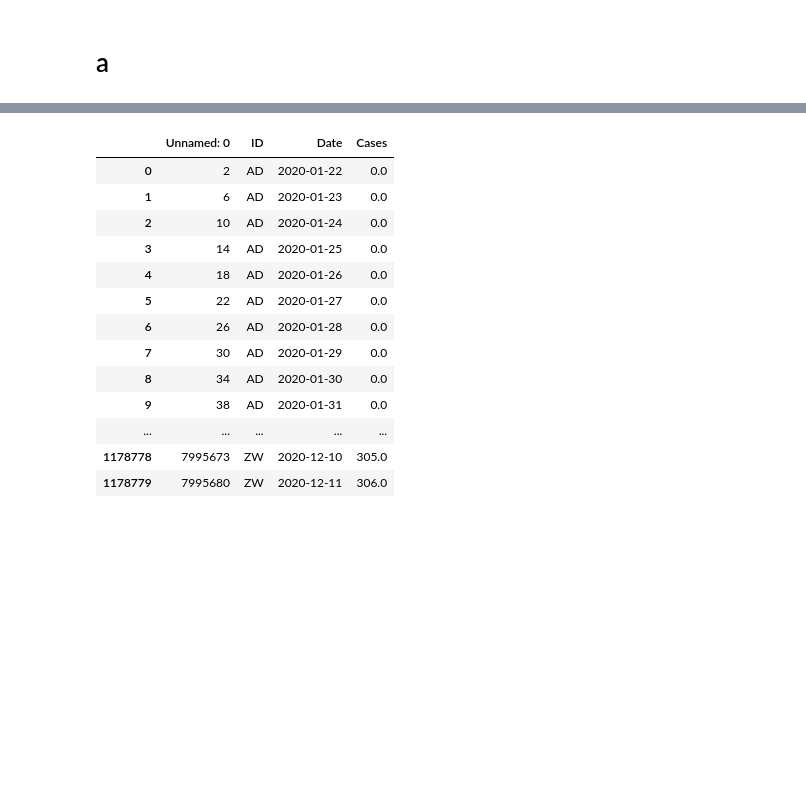
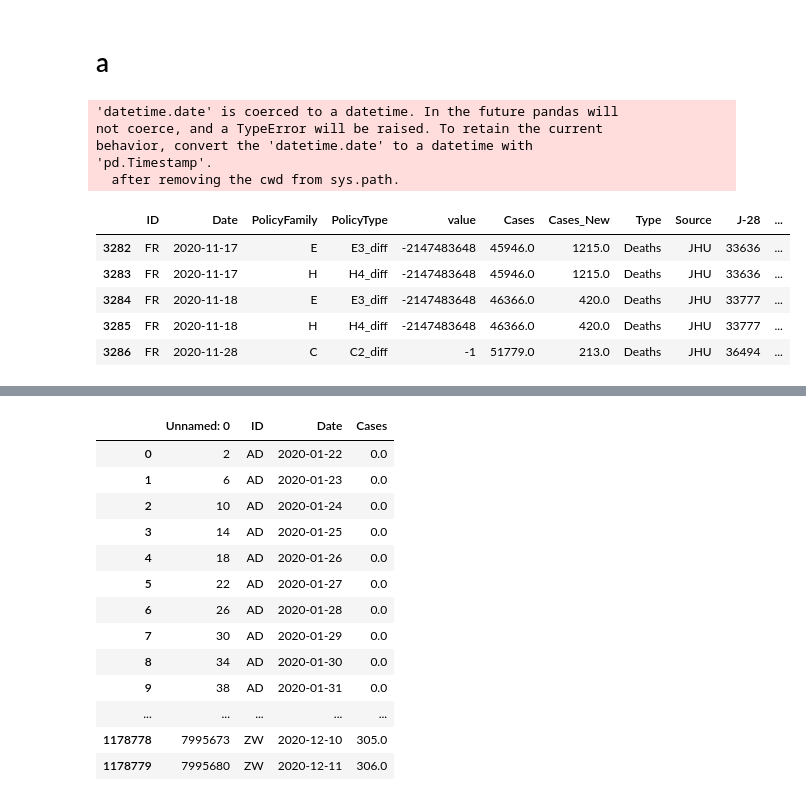
Before and after one commit to TristanBOOK/coronanet, a Jupyter notebook: Notebooks/streamlit_trial.ipynb, the cells around one changed output, grey strips where cells are left out. Saved outputs shown, nothing was run; the diff lists cells and outputs as text; code cells hidden in the pictures; blank space fills up the shorter version.

```diff
--- a/Notebooks/streamlit_trial.ipynb
+++ b/Notebooks/streamlit_trial.ipynb
@@ -15,0 +47,17 @@ countries=list(lma_data.ID.unique())
+# %%
+import datetime
+d=lma_data[lma_data['ID']=='FR']
+d.Date=pd.to_datetime(d.Date)
+d[d['Date']>datetime.date(2020,11,1)]
+# %% [output]
+'datetime.date' is coerced to a datetime. In the future pandas will
+not coerce, and a TypeError will be raised. To retain the current
+behavior, convert the 'datetime.date' to a datetime with
+'pd.Timestamp'.
+  after removing the cwd from sys.path.
+|  | ID | Date | PolicyFamily | PolicyType | value | Cases | Cases_New | Type | Source | J-28 | ... |
+| 3282 | FR | 2020-11-17 | E | E3_diff | -2147483648 | 45946.0 | 1215.0 | Deaths | JHU | 33636 | ... |
+| 3283 | FR | 2020-11-17 | H | H4_diff | -2147483648 | 45946.0 | 1215.0 | Deaths | JHU | 33636 | ... |
+| 3284 | FR | 2020-11-18 | E | E3_diff | -2147483648 | 46366.0 | 420.0 | Deaths | JHU | 33777 | ... |
+| 3285 | FR | 2020-11-18 | H | H4_diff | -2147483648 | 46366.0 | 420.0 | Deaths | JHU | 33777 | ... |
+| 3286 | FR | 2020-11-28 | C | C2_diff | -1 | 51779.0 | 213.0 | Deaths | JHU | 36494 | ... |
```
Also changed, not shown: parts of 11 cells of this notebook.
